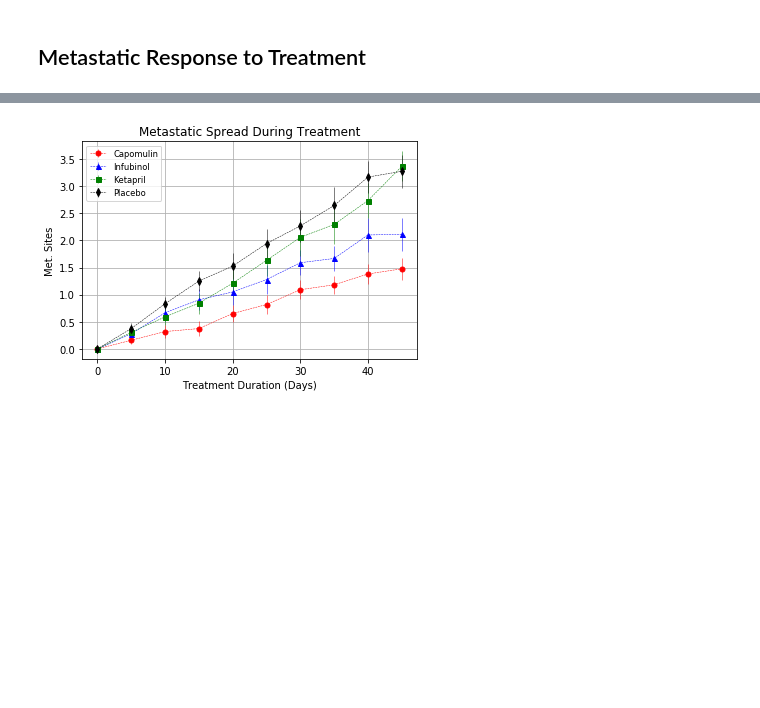
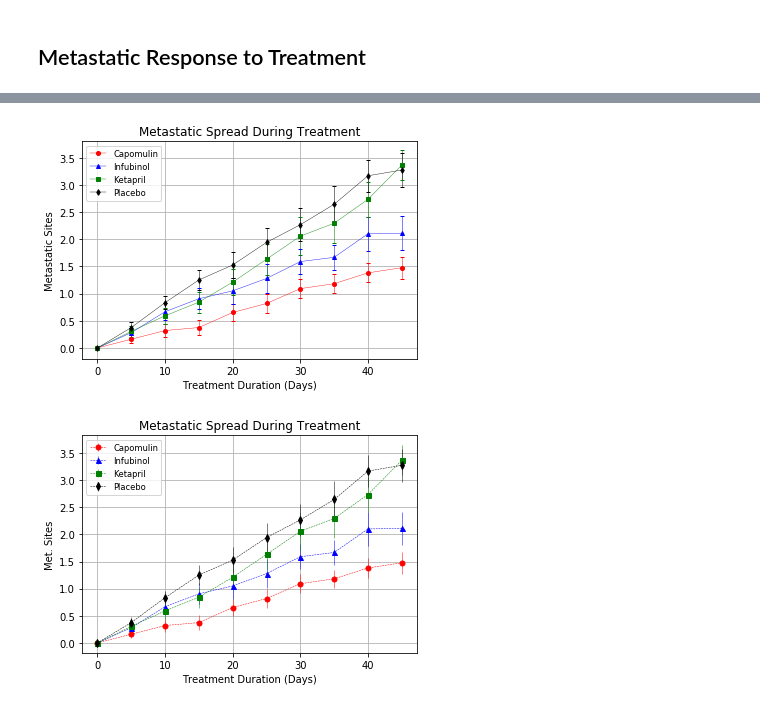
Before and after one commit to Lorsmo/Pymaceuticals, a Jupyter notebook: Pymaceuticals/pymaceuticals_starter.ipynb, the cells around one changed output, grey strips where cells are left out. Cells and saved outputs as stored; diff of their text form; code cells hidden in the pictures; blank space fills up the shorter version.

```diff
--- a/Pymaceuticals/pymaceuticals_starter.ipynb
+++ b/Pymaceuticals/pymaceuticals_starter.ipynb
@@ -139,7 +137,11 @@ plt.show()
 ## Metastatic Response to Treatment
 # %%
 # Store the Mean Met. Site Data Grouped by Drug and Timepoint
+groupby_metastatic_mean = pymaceuticals_df.groupby(["Drug", "Timepoint"])["Metastatic Sites"].mean()
 
 # Convert to DataFrame
+mean_metastatic_df = pd.DataFrame({"Metastatic Sites": groupby_metastatic_mean})
+mean_metastatic_df = mean_metastatic_df.reset_index()
 
 # Preview DataFrame
+mean_metastatic_df.head()
@@ -155,6 +155,9 @@ plt.show()
 # %%
 # Store the Standard Error associated with Met. Sites Grouped by Drug and Timepoint
+groupby_metastatic_sem = pymaceuticals_df.groupby(["Drug", "Timepoint"])["Metastatic Sites"].sem()
 
 # Convert to DataFrame
-
+sem_metastatic_df = pd.DataFrame({"Metastatic Sites": groupby_metastatic_sem})
+sem_metastatic_df = sem_metastatic_df.reset_index()
 # Preview DataFrame
+sem_metastatic_df.head()
@@ -170,4 +171,5 @@ plt.show()
 # %%
 # Minor Data Munging to Re-Format the Data Frames
-
+mean_metastatic_pv = mean_metastatic_df.pivot_table(values="Metastatic Sites", index="Timepoint", columns="Drug")
 # Preview that Reformatting worked
+mean_metastatic_pv
@@ -188,0 +189,6 @@ plt.show()
+# %%
+# Minor Data Munging to Re-Format the Data Frames
+sem_metastatic_pv = sem_metastatic_df.pivot_table(values="Metastatic Sites",
+                                   index="Timepoint", columns="Drug")
+# Preview that Reformatting worked
+sem_metastatic_pv
@@ -189,3 +208,41 @@ plt.show()
+# %%
+# Generate the Plot (with Error Bars)
+x_axis = np.arange(0,50,5)
+
+capomulin_met = mean_metastatic_pv["Capomulin"]
+infubinol_met= mean_metastatic_pv["Infubinol"]
+ketapril_met = mean_metastatic_pv["Ketapril"]
+placebo_met = mean_metastatic_pv["Placebo"]
+
+cap_met = sem_metastatic_pv["Capomulin"]
+inf_met = sem_metastatic_pv["Infubinol"]
+ket_met = sem_metastatic_pv["Ketapril"]
+pla_met = sem_metastatic_pv["Placebo"]
+
+plt.errorbar(x_axis, capomulin_met , cap_met, color="red", linewidth=0.4, marker="o", markersize='4', capsize=2, elinewidth=0.5)
+plt.errorbar(x_axis, infubinol_met, inf_met, color="blue", linewidth=0.4, marker="^", markersize='4', capsize=2, elinewidth=0.5)
+plt.errorbar(x_axis, ketapril_met, ket_met, color="green", linewidth=0.4, marker="s", markersize='4', capsize=2, elinewidth=0.5)
+plt.errorbar(x_axis, placebo_met, pla_met, color="black", linewidth=0.4, marker="d", markersize='4', capsize=2, elinewidth=0.5)
+
+plt.legend(handles=[capomulin, infubinol, ketapril, placebo], loc="best", fontsize="small")
+
+# Create labels for the X and Y axis
+plt.title("Metastatic Spread During Treatment")
+plt.xlabel("Treatment Duration (Days)")
+plt.ylabel("Metastatic Sites")
+
+# Set the limits for the X and Y axes
+plt.ylim(-0.2,3.8)
+
+# Set a grid on the plot
+plt.grid()
+# Save the Figure
+plt.savefig("Charts/metastatic_spread_during_treatment.png")
+
+# Show the Figure
+plt.show()
+# %% [output]
+[figure, added]
 # %%
 # %% [output]
 [figure]
```
Also changed, not shown: parts of 21 cells of this notebook, 3 other files.
